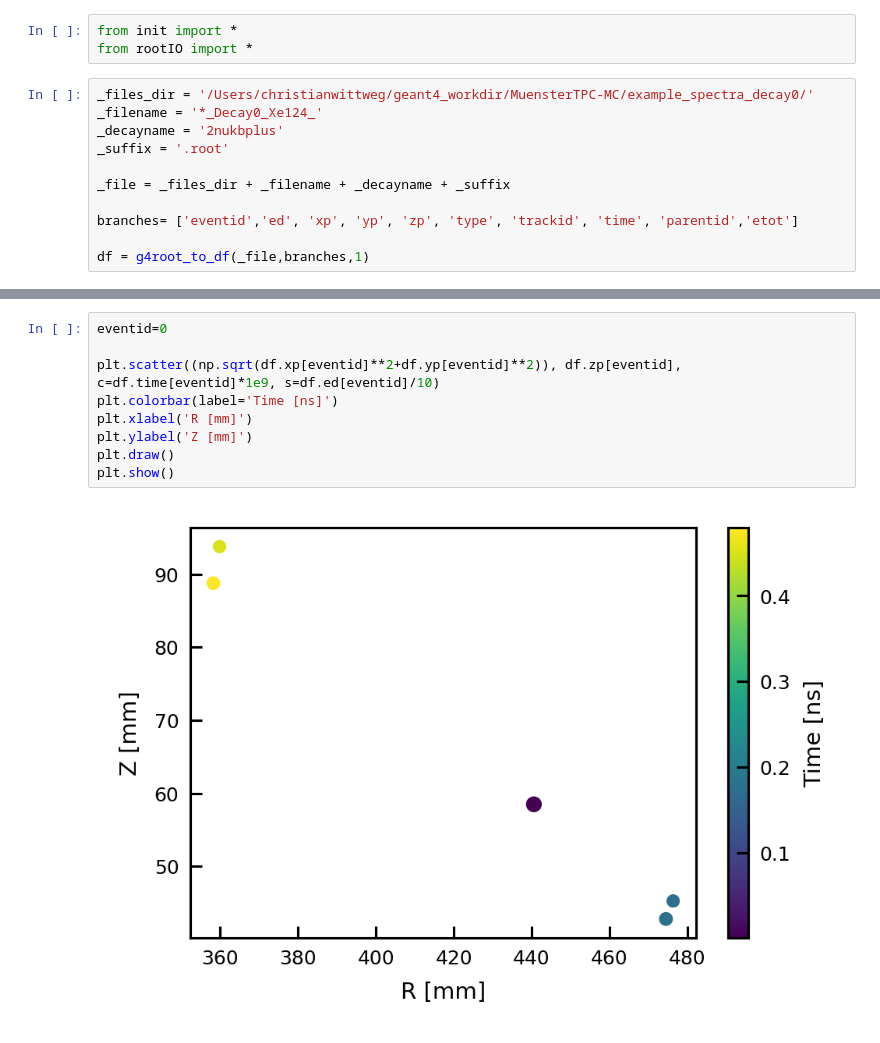
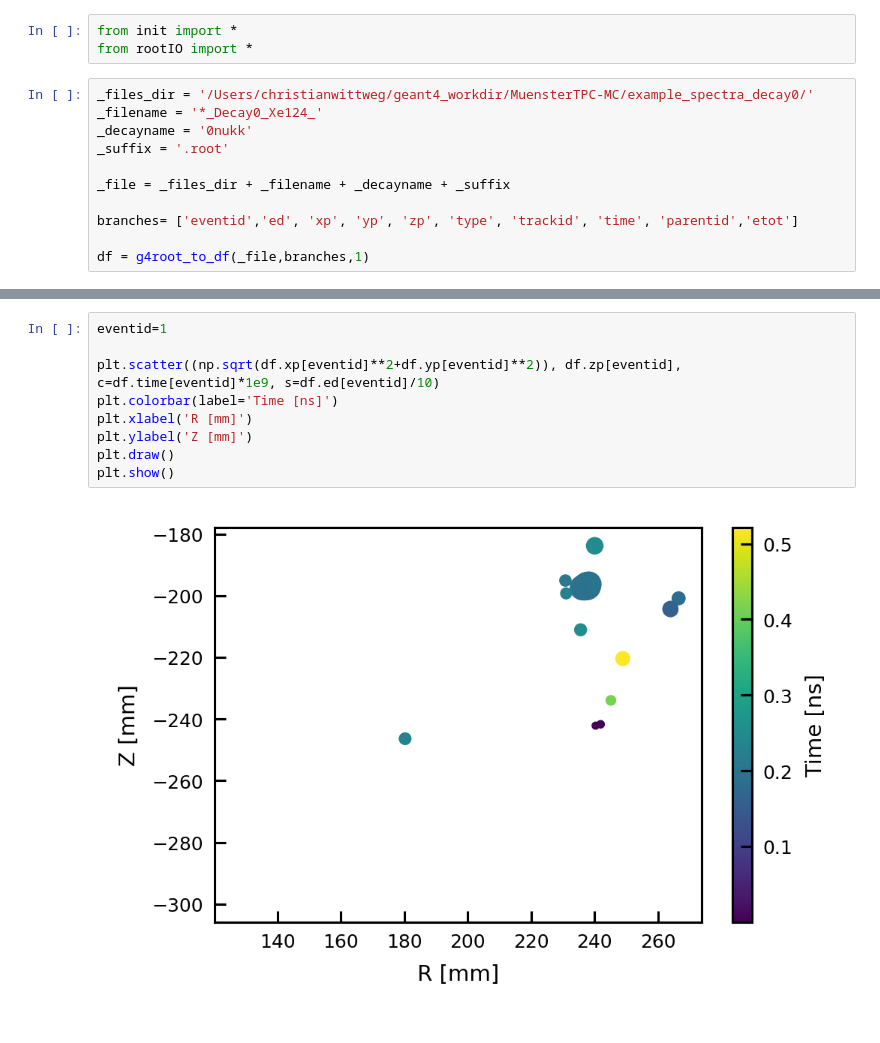
Before and after one commit to bglenardo/MuensterTPC-MC, a Jupyter notebook: g4checks_notebooks/Look at MC files.ipynb, the cells around one changed output, grey strips where cells are left out. Drawn from its saved outputs; the diff is of its cells as text.

Commit message:
Correct previous commit
Decay0 file for 0vkk corrected

```diff
--- a/g4checks_notebooks/Look at MC files.ipynb
+++ b/g4checks_notebooks/Look at MC files.ipynb
@@ -4,7 +4,7 @@ from rootIO import *
 # %%
 _files_dir = '/Users/christianwittweg/geant4_workdir/MuensterTPC-MC/example_spectra_decay0/'
 _filename = '*_Decay0_Xe124_'
-_decayname = '2nukbplus'
+_decayname = '0nukk'
 _suffix = '.root'
 
 _file = _files_dir + _filename + _decayname + _suffix
@@ -27,14 +27,14 @@ df.head()
 # %%
-eventid=0
+eventid=1
 
 plt.scatter((np.sqrt(df.xp[eventid]**2+df.yp[eventid]**2)), df.zp[eventid], c=df.time[eventid]*1e9, s=df.ed[eventid]/10)
 plt.colorbar(label='Time [ns]')
 plt.xlabel('R [mm]')
 plt.ylabel('Z [mm]')
 plt.draw()
 plt.show()
 # %% [output]
-[figure, old version]
+[figure, new version]
 # %%
 esum_late=0
 for pair in zip(np.array(df.iloc[eventid]['time']),np.array(df.iloc[eventid]['ed'])):
```
Also changed, not shown: parts of 5 cells of this notebook, 4 other files.
